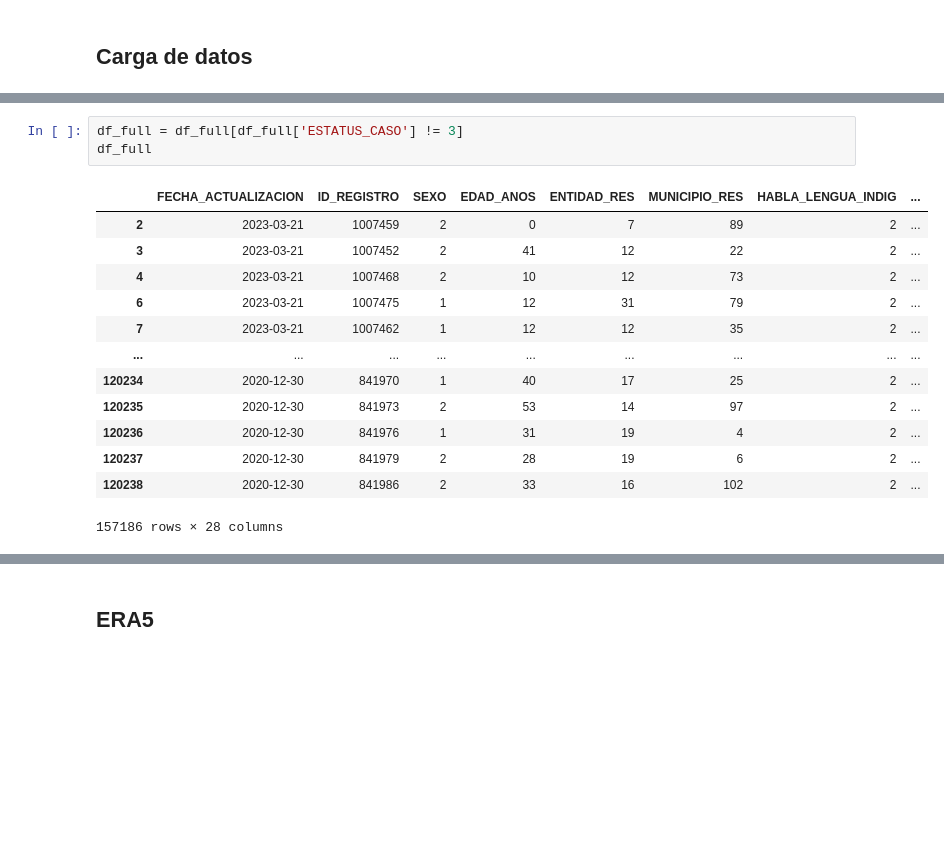
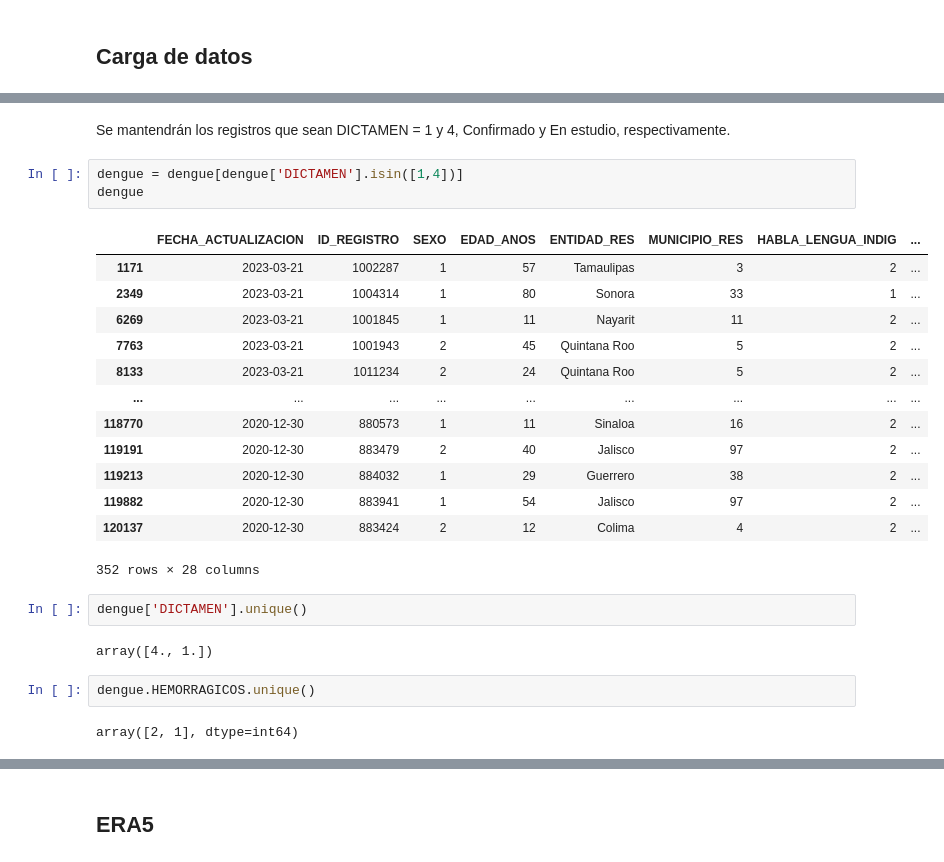
Before and after one commit to pcorner10/denguetemp2022, a Jupyter notebook: main_2023.ipynb, the cells around one changed output, grey strips where cells are left out. Saved outputs shown, nothing was run; the diff lists cells and outputs as text; blank space fills up the shorter version.

```diff
--- a/main_2023.ipynb
+++ b/main_2023.ipynb
@@ -54,20 +114,30 @@ Index(['FECHA_ACTUALIZACION', 'ID_REGISTRO', 'SEXO', 'EDAD_ANOS',
        'TOMA_MUESTRA', 'RESULTADO_PCR', 'ESTATUS_CASO', 'ENTIDAD_ASIG',
        'MUNICIPIO_ASIG'],
       dtype='object')
-# %%
-df_full = df_full[df_full['ESTATUS_CASO'] != 3]
-df_full
-# %% [output]
-|  | FECHA_ACTUALIZACION | ID_REGISTRO | SEXO | EDAD_ANOS | ENTIDAD_RES | MUNICIPIO_RES | HABLA_LENGUA_INDIG | ... |
-| 2 | 2023-03-21 | 1007459 | 2 | 0 | 7 | 89 | 2 | ... |
-| 3 | 2023-03-21 | 1007452 | 2 | 41 | 12 | 22 | 2 | ... |
-| 4 | 2023-03-21 | 1007468 | 2 | 10 | 12 | 73 | 2 | ... |
-| 6 | 2023-03-21 | 1007475 | 1 | 12 | 31 | 79 | 2 | ... |
-| 7 | 2023-03-21 | 1007462 | 1 | 12 | 12 | 35 | 2 | ... |
-| ... | ... | ... | ... | ... | ... | ... | ... | ... |
-| 120234 | 2020-12-30 | 841970 | 1 | 40 | 17 | 25 | 2 | ... |
-| 120235 | 2020-12-30 | 841973 | 2 | 53 | 14 | 97 | 2 | ... |
-| 120236 | 2020-12-30 | 841976 | 1 | 31 | 19 | 4 | 2 | ... |
-| 120237 | 2020-12-30 | 841979 | 2 | 28 | 19 | 6 | 2 | ... |
-| 120238 | 2020-12-30 | 841986 | 2 | 33 | 16 | 102 | 2 | ... |
-157186 rows × 28 columns
+# %% [markdown]
+Se mantendrán los registros que sean DICTAMEN = 1 y 4, Confirmado y En estudio, respectivamente.
+# %%
+dengue = dengue[dengue['DICTAMEN'].isin([1,4])]
+dengue
+# %% [output]
+|  | FECHA_ACTUALIZACION | ID_REGISTRO | SEXO | EDAD_ANOS | ENTIDAD_RES | MUNICIPIO_RES | HABLA_LENGUA_INDIG | ... |
+| 1171 | 2023-03-21 | 1002287 | 1 | 57 | Tamaulipas | 3 | 2 | ... |
+| 2349 | 2023-03-21 | 1004314 | 1 | 80 | Sonora | 33 | 1 | ... |
+| 6269 | 2023-03-21 | 1001845 | 1 | 11 | Nayarit | 11 | 2 | ... |
+| 7763 | 2023-03-21 | 1001943 | 2 | 45 | Quintana Roo | 5 | 2 | ... |
+| 8133 | 2023-03-21 | 1011234 | 2 | 24 | Quintana Roo | 5 | 2 | ... |
+| ... | ... | ... | ... | ... | ... | ... | ... | ... |
+| 118770 | 2020-12-30 | 880573 | 1 | 11 | Sinaloa | 16 | 2 | ... |
+| 119191 | 2020-12-30 | 883479 | 2 | 40 | Jalisco | 97 | 2 | ... |
+| 119213 | 2020-12-30 | 884032 | 1 | 29 | Guerrero | 38 | 2 | ... |
+| 119882 | 2020-12-30 | 883941 | 1 | 54 | Jalisco | 97 | 2 | ... |
+| 120137 | 2020-12-30 | 883424 | 2 | 12 | Colima | 4 | 2 | ... |
+352 rows × 28 columns
+# %%
+dengue['DICTAMEN'].unique()
+# %% [output]
+array([4., 1.])
+# %%
+dengue.HEMORRAGICOS.unique()
+# %% [output]
+array([2, 1], dtype=int64)
```
Also changed, not shown: parts of 11 cells of this notebook, 4 other files.
